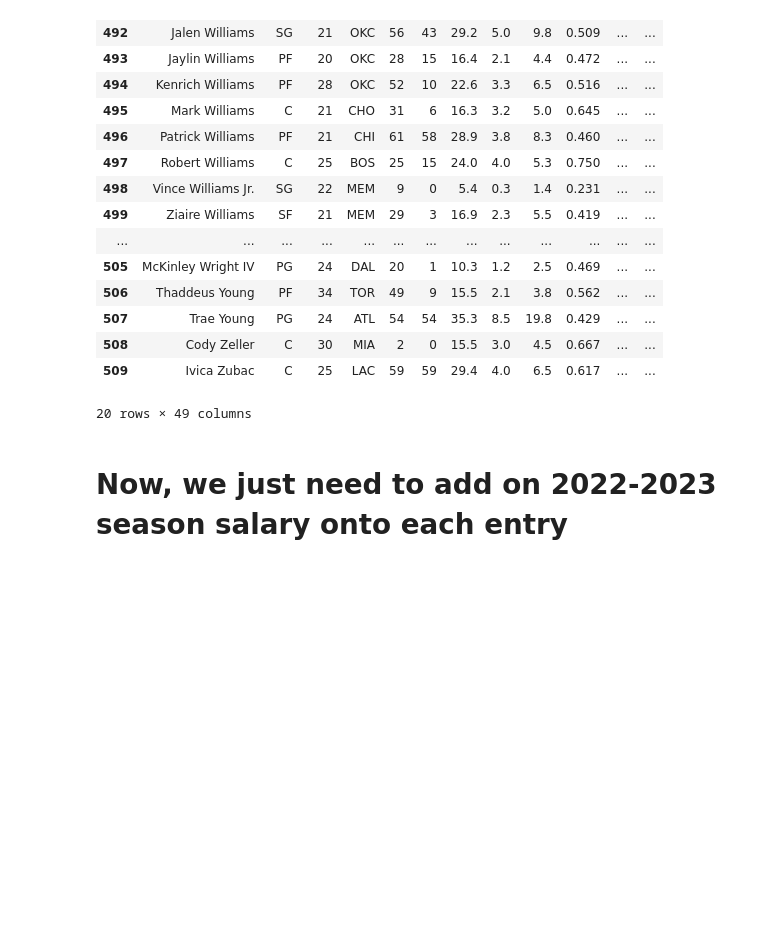
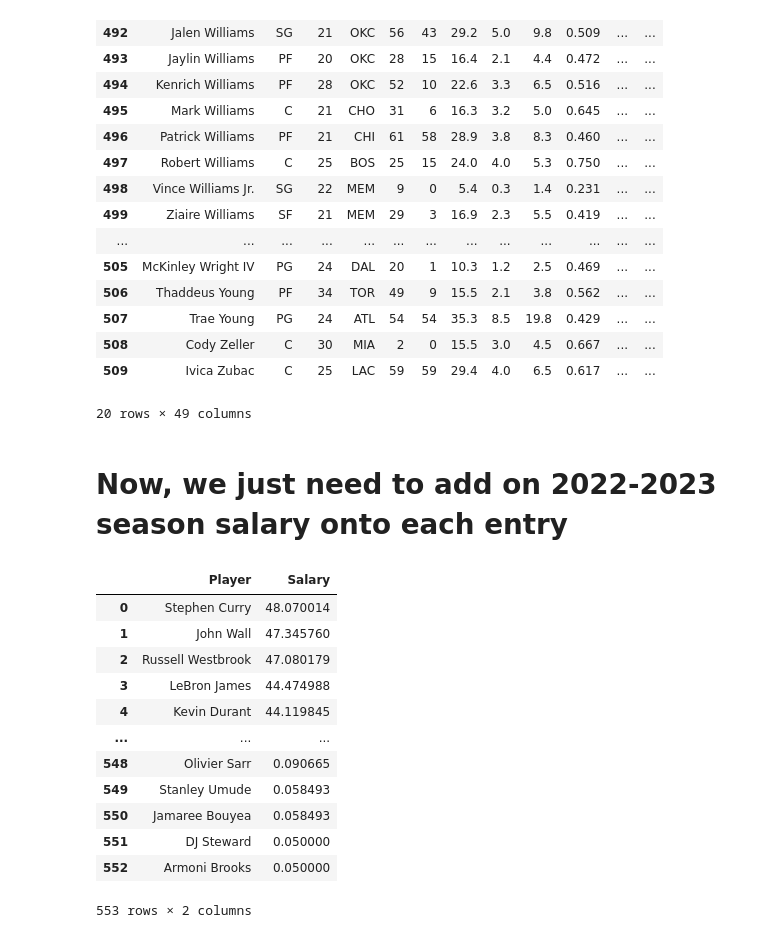
Before and after one commit to mnocerino23/NBA-Player-Classifier, a Jupyter notebook: 2022_2023_midseasonStats_cleaning.ipynb, the cells around one changed output. Saved outputs shown, nothing was run; the diff lists cells and outputs as text; code cells hidden in the pictures; blank space fills up the shorter version.

```diff
--- a/2022_2023_midseasonStats_cleaning.ipynb
+++ b/2022_2023_midseasonStats_cleaning.ipynb
@@ -235,3 +220,24 @@ combined.tail(20)
 20 rows × 49 columns
 # %% [markdown]
 # Now, we just need to add on 2022-2023 season salary onto each entry
+# %%
+#cast salaries to float and then add a new column with salary in millions using a lambda function
+salaries = salaries.astype({'2022/23':'float'})
+salaries = salaries.assign(Salary = lambda x: (x['2022/23']*(1/1000000)))
+# %%
+salaries.drop(columns = ['2022/23'], inplace = True)
+salaries
+# %% [output]
+|  | Player | Salary |
+| 0 | Stephen Curry | 48.070014 |
+| 1 | John Wall | 47.345760 |
+| 2 | Russell Westbrook | 47.080179 |
+| 3 | LeBron James | 44.474988 |
+| 4 | Kevin Durant | 44.119845 |
+| ... | ... | ... |
+| 548 | Olivier Sarr | 0.090665 |
+| 549 | Stanley Umude | 0.058493 |
+| 550 | Jamaree Bouyea | 0.058493 |
+| 551 | DJ Steward | 0.050000 |
+| 552 | Armoni Brooks | 0.050000 |
+553 rows × 2 columns
```
Also changed, not shown: parts of 3 cells of this notebook.
